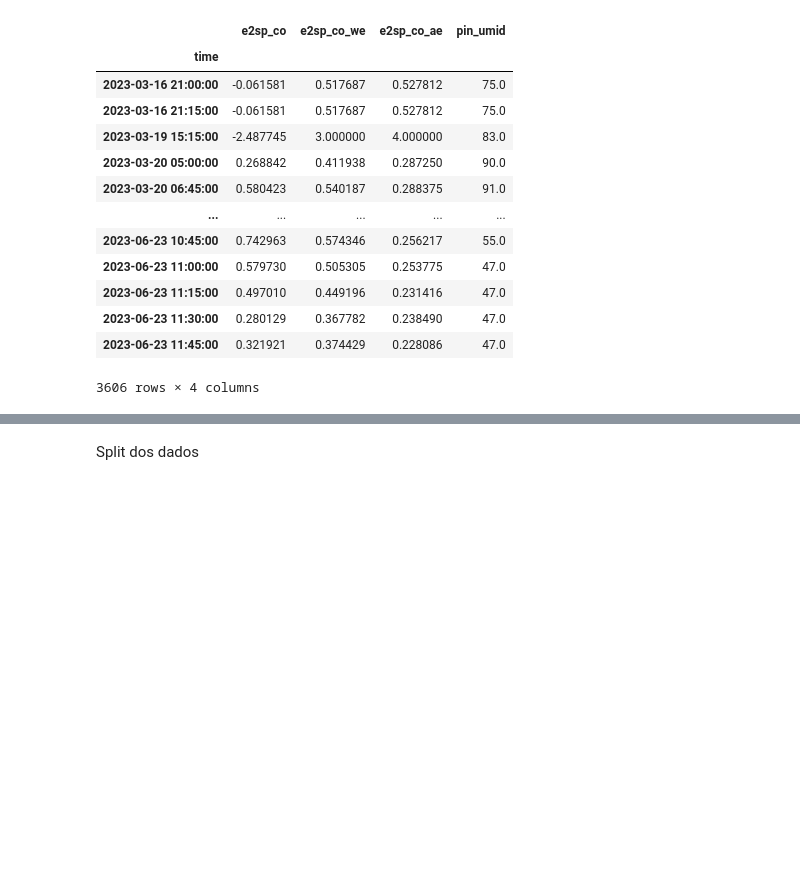
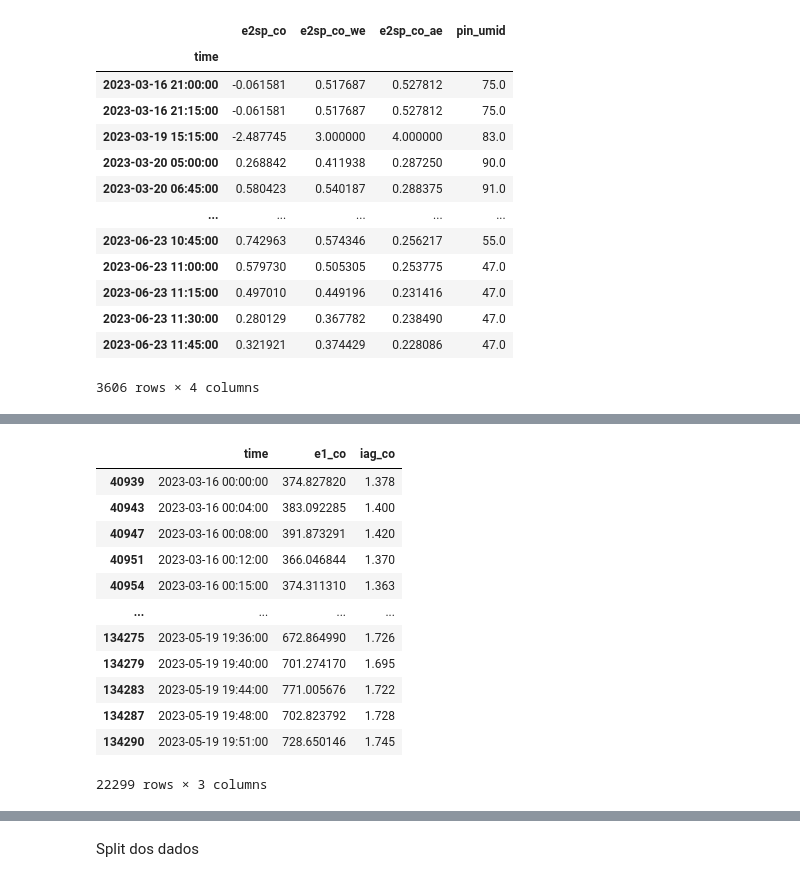
Before and after one commit to pedromujica1/aqm-dataset, a Jupyter notebook: estacao-grafana/Air_Quality_Analysis_IAG_and_Envcity_Data.ipynb, the cells around one changed output, grey strips where cells are left out. Drawn from its saved outputs; the diff is of its cells as text; code cells hidden in the pictures; blank space fills up the shorter version.

```diff
--- a/estacao-grafana/Air_Quality_Analysis_IAG_and_Envcity_Data.ipynb
+++ b/estacao-grafana/Air_Quality_Analysis_IAG_and_Envcity_Data.ipynb
@@ -436,0 +479,25 @@ Xco
+# %%
+#fazendo filtragem do IAG
+aqm = pd.read_csv('envcity_aqm_df.csv')
+
+#filtrando as linhas onde e1_co tem valores válidos
+df_filtrado = aqm[aqm['e1_co'].notna()][['time', 'e1_co', 'iag_co']]
+
+#remover linhas onde iag_co é NaN
+df_filtradoIAG = df_filtrado[df_filtrado['iag_co'].notna()]
+
+df_filtradoIAG
+# %% [output]
+|  | time | e1_co | iag_co |
+| 40939 | 2023-03-16 00:00:00 | 374.827820 | 1.378 |
+| 40943 | 2023-03-16 00:04:00 | 383.092285 | 1.400 |
+| 40947 | 2023-03-16 00:08:00 | 391.873291 | 1.420 |
+| 40951 | 2023-03-16 00:12:00 | 366.046844 | 1.370 |
+| 40954 | 2023-03-16 00:15:00 | 374.311310 | 1.363 |
+| ... | ... | ... | ... |
+| 134275 | 2023-05-19 19:36:00 | 672.864990 | 1.726 |
+| 134279 | 2023-05-19 19:40:00 | 701.274170 | 1.695 |
+| 134283 | 2023-05-19 19:44:00 | 771.005676 | 1.722 |
+| 134287 | 2023-05-19 19:48:00 | 702.823792 | 1.728 |
+| 134290 | 2023-05-19 19:51:00 | 728.650146 | 1.745 |
+22299 rows × 3 columns
```
Also changed, not shown: parts of 13 cells of this notebook, 2 other files.
